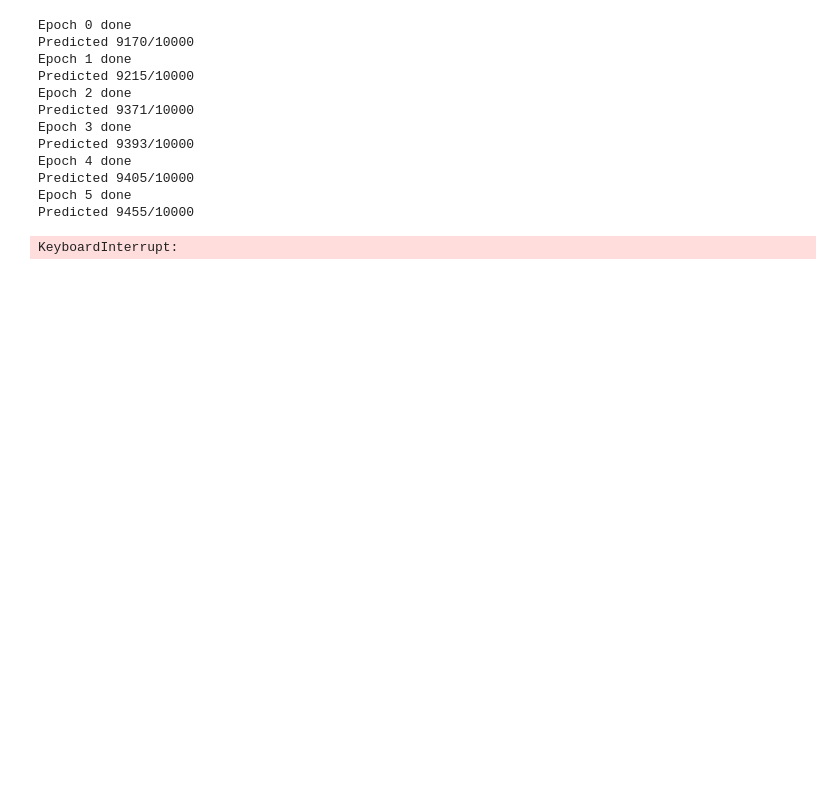
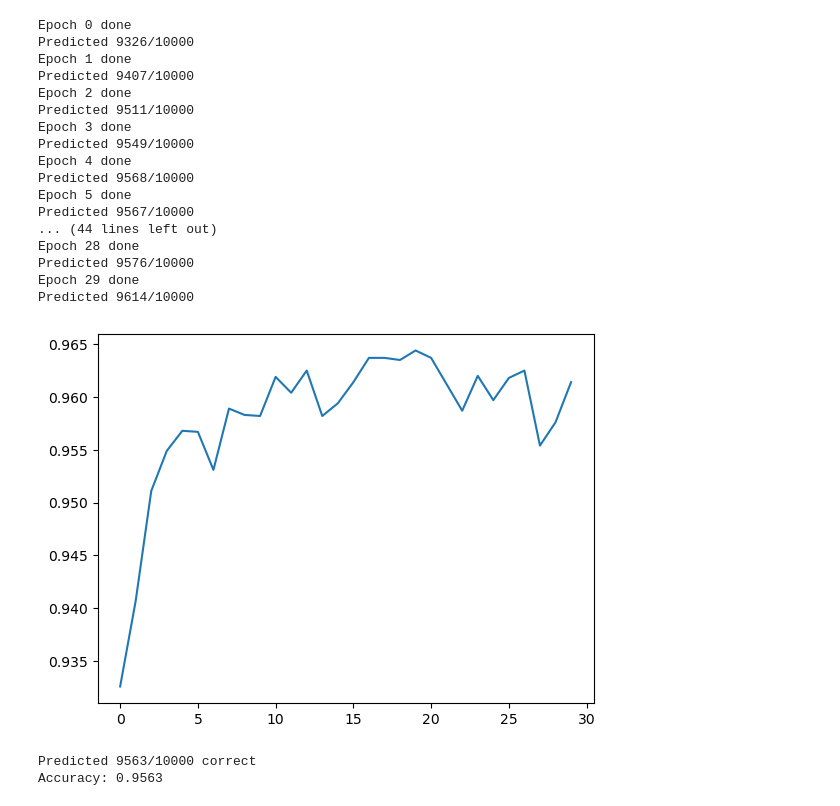
Before and after one commit to hypatrik/tiralabra, a Jupyter notebook: src/neural_network.ipynb, the cells around one changed output. Cells and saved outputs as stored; diff of their text form; code cells hidden in the pictures; blank space fills up the shorter version.

```diff
--- a/src/neural_network.ipynb
+++ b/src/neural_network.ipynb
@@ -33,19 +33,34 @@ def evalulate_model(m):
     print("Predicted {}/{} correct".format(correct_predictions_count, len(results)))
     print("Accuracy: {}".format(accuracy))
 # %%
-model = NeuralNetwork([784, 50, 30, 16, 10])
-evaluations = model.fit(X_train, y_train, X_val, y_val, 30, 3.0, 10)
+model = NeuralNetwork([784, 30, 16, 10])
+evaluations = model.fit(X_train, y_train, X_val, y_val, 30, 2.0, 10)
+plt.plot(range(len(evaluations)), evaluations)
+plt.show()
+
+# PresistableModel(model).save('baseline-784-30-16-10')
+# Treenaaminen on hidasta > pikkelöidään neuroverkon datan ja luodaan uudelleen.
+# model = PresistableModel.load('baseline')
+
+evalulate_model(model)
 # %% [output]
 Epoch 0 done
-Predicted 9170/10000
+Predicted 9326/10000
 Epoch 1 done
-Predicted 9215/10000
+Predicted 9407/10000
 Epoch 2 done
-Predicted 9371/10000
+Predicted 9511/10000
 Epoch 3 done
-Predicted 9393/10000
+Predicted 9549/10000
 Epoch 4 done
-Predicted 9405/10000
+Predicted 9568/10000
 Epoch 5 done
-Predicted 9455/10000
+Predicted 9567/10000
+... (44 lines left out)
+Epoch 28 done
+Predicted 9576/10000
+Epoch 29 done
+Predicted 9614/10000
+[figure, added]
-KeyboardInterrupt:
+Predicted 9563/10000 correct
+Accuracy: 0.9563
```
Also changed, not shown: parts of 5 cells of this notebook, 7 other files.
